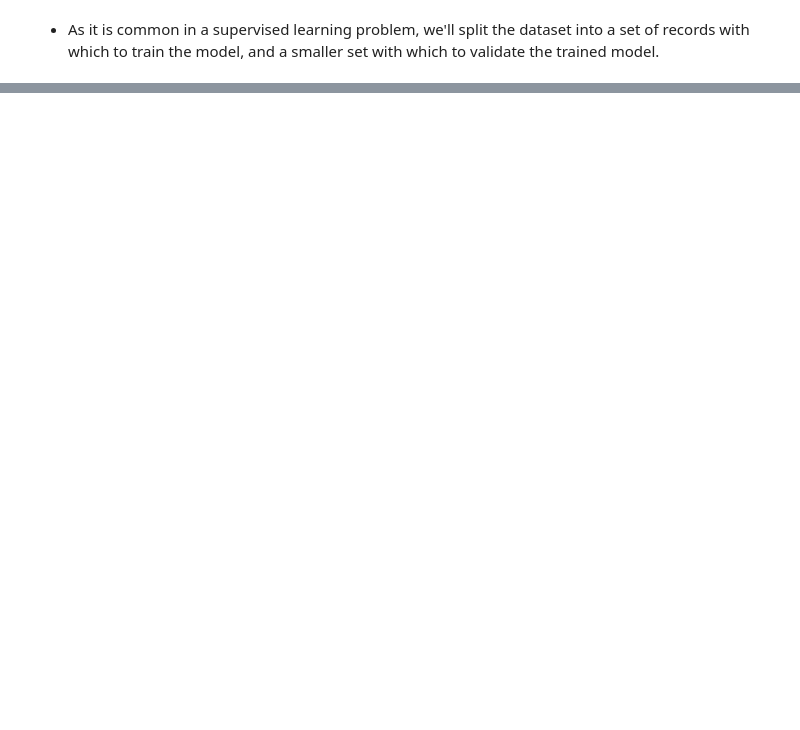
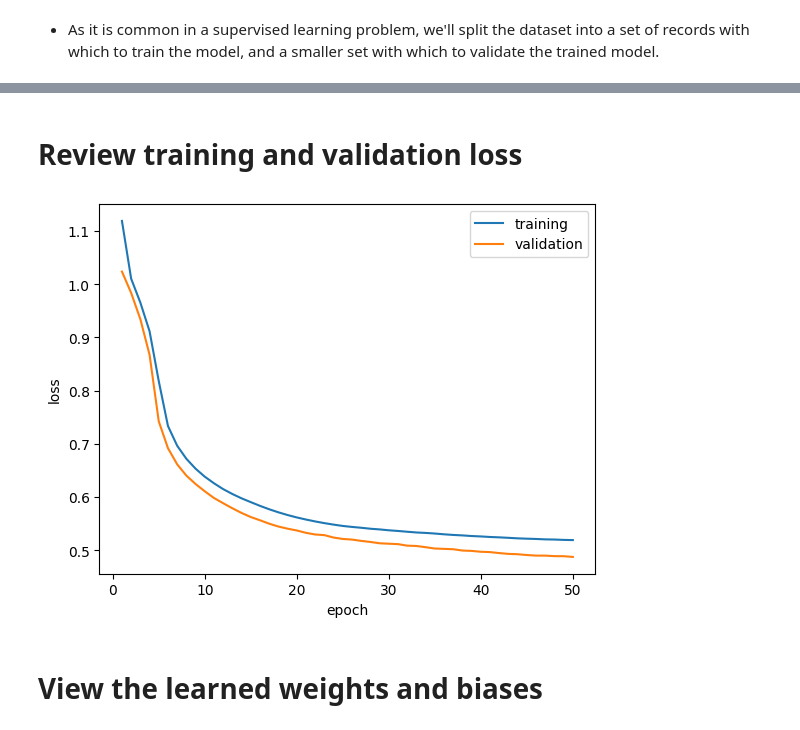
Before and after one commit to WizKnight/Deep-Learning-Challenge, a Jupyter notebook: Penguins_DL/Penguins_DL_PyTorch.ipynb, the cells around one changed output, grey strips where cells are left out. Drawn from its saved outputs; the diff is of its cells as text; code cells hidden in the pictures; blank space fills up the shorter version.

Commit message:
Model Prediction

```diff
--- a/Penguins_DL/Penguins_DL_PyTorch.ipynb
+++ b/Penguins_DL/Penguins_DL_PyTorch.ipynb
@@ -92,0 +123,17 @@ TypeError: ignored
+# %%
+# Create a dataset and loader for the training data and target
+
+train_X = torch.Tensor(X_train).float()
+train_y = torch.Tensor(y_train).float()
+train_ds = td.TensorDataset(train_X, train_y)
+train_loader = td.DataLoader(train_ds, batch_size=20,
+                            shuffle=False, num_workers=1)
+
+# Create a dataset and loader for Test data and target
+test_X = torch.Tensor(X_test).float()
+test_y = torch.Tensor(y_test).float()
+test_ds = td.TensorDataset(test_X, test_y)
+test_loader = td.DataLoader(test_ds, batch_size=20,
+                            shuffle=False, num_workers=1)
+
+print('Ready to load the data')
@@ -92,0 +144,21 @@ TypeError: ignored
+# %%
+# Number of hidden layers
+hl = 10
+
+# Define the neural network
+class PenguineNet(nn.Module):
+    def __init__(self):
+        super(PenguineNet, self).__init__()
+        self.fc1 = nn.Linear(len(features), hl)
+        self.fc2 = nn.Linear(hl,hl)
+        self.fc3 = nn.Linear(hl, len(penguin_classes))
+
+    def forward(self, x):
+      x = torch.relu(self.fc1(x))
+      x = torch.relu(self.fc2(x))
+      x = torch.relu(self.fc3(x))
+      return x
+
+# Create a model instance from the network
+model = PenguineNet()
+print(model)
@@ -92,0 +283,13 @@ TypeError: ignored
+# %% [markdown]
+# Review training and validation loss
+# %%
+plt.plot(epoch_nums, training_loss)
+plt.plot(epoch_nums, validation_loss)
+plt.xlabel('epoch')
+plt.ylabel('loss')
+plt.legend(['training', 'validation'], loc='upper right')
+plt.show()
+# %% [output]
+[figure, added]
+# %% [markdown]
+# View the learned weights and biases
```
Also changed, not shown: parts of 20 cells of this notebook, 1 other file.
